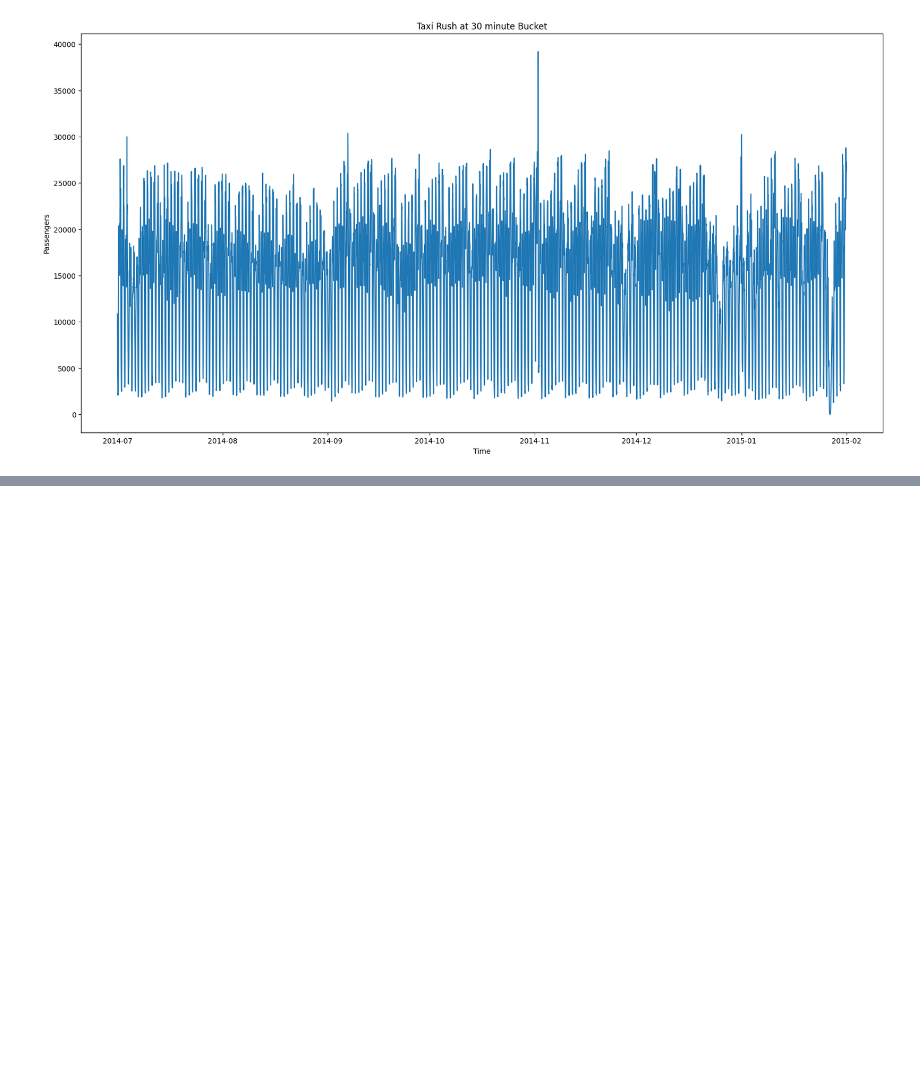
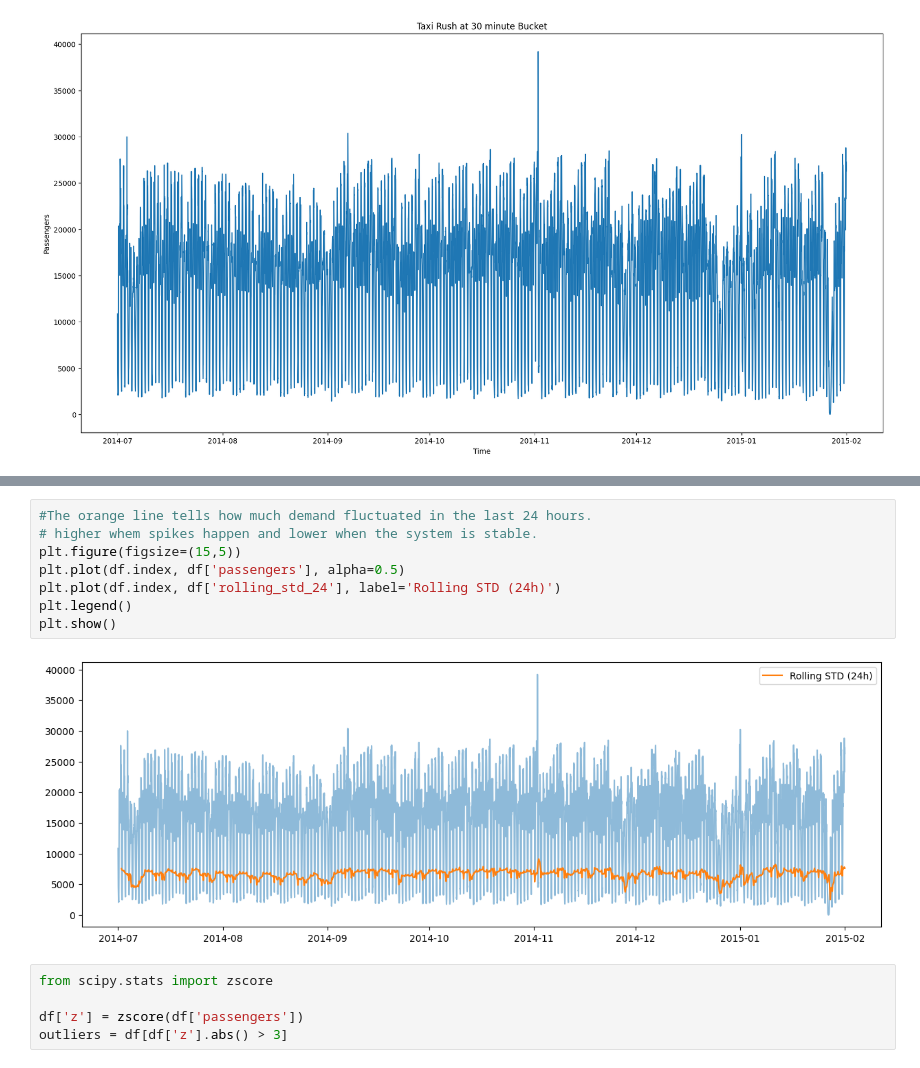
Before and after one commit to faizan23804/NYCtaxi_Anomaly_Detection, a Jupyter notebook: notebooks/EDA.ipynb, the cells around one changed output, grey strips where cells are left out. Cells and saved outputs as stored; diff of their text form; blank space fills up the shorter version.

```diff
--- a/notebooks/EDA.ipynb
+++ b/notebooks/EDA.ipynb
@@ -136,0 +206,15 @@ plt.show();
+# %%
+#The orange line tells how much demand fluctuated in the last 24 hours.
+# higher whem spikes happen and lower when the system is stable.
+plt.figure(figsize=(15,5))
+plt.plot(df.index, df['passengers'], alpha=0.5)
+plt.plot(df.index, df['rolling_std_24'], label='Rolling STD (24h)')
+plt.legend()
+plt.show()
+# %% [output]
+[figure, added]
+# %%
+from scipy.stats import zscore
+
+df['z'] = zscore(df['passengers'])
+outliers = df[df['z'].abs() > 3]
```
Also changed, not shown: parts of 10 cells of this notebook.
